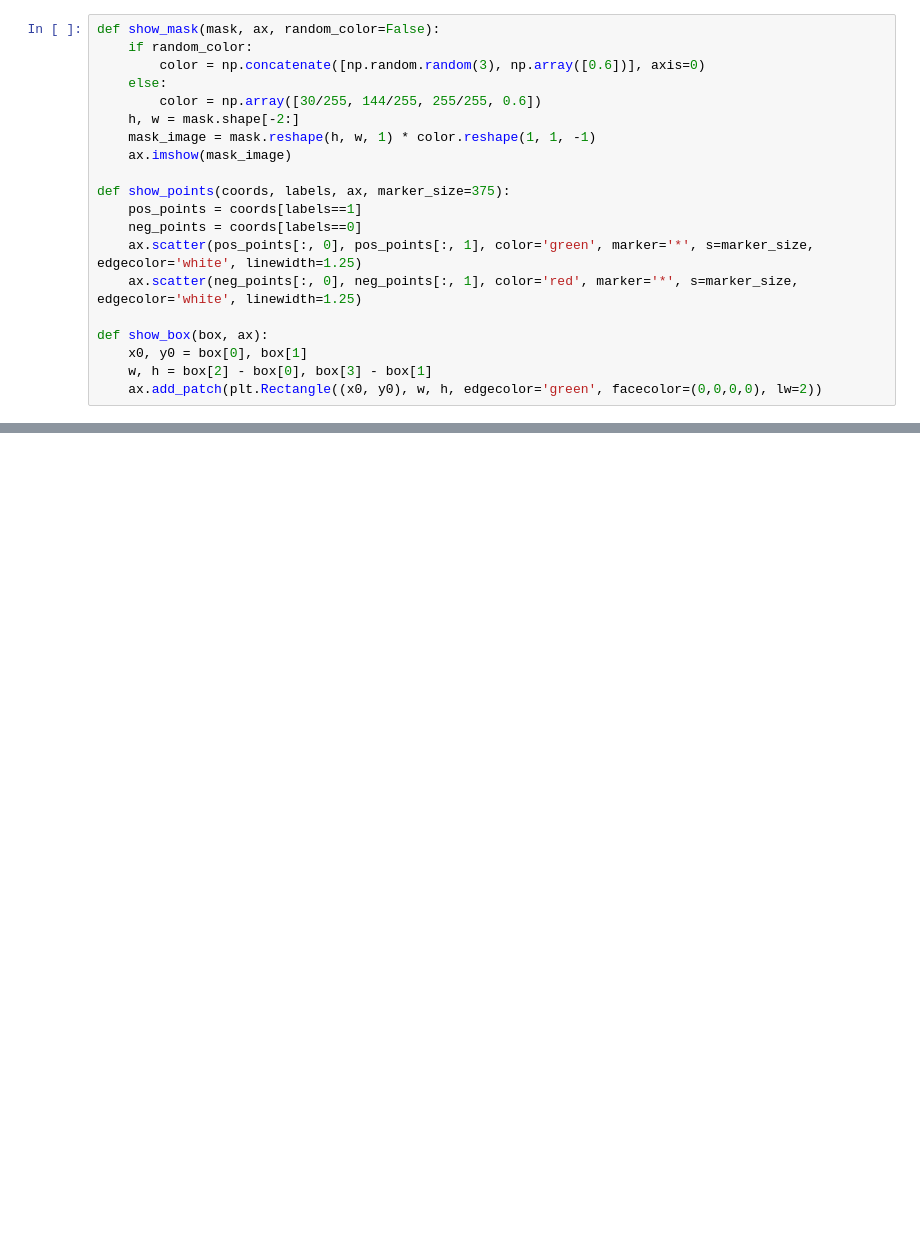
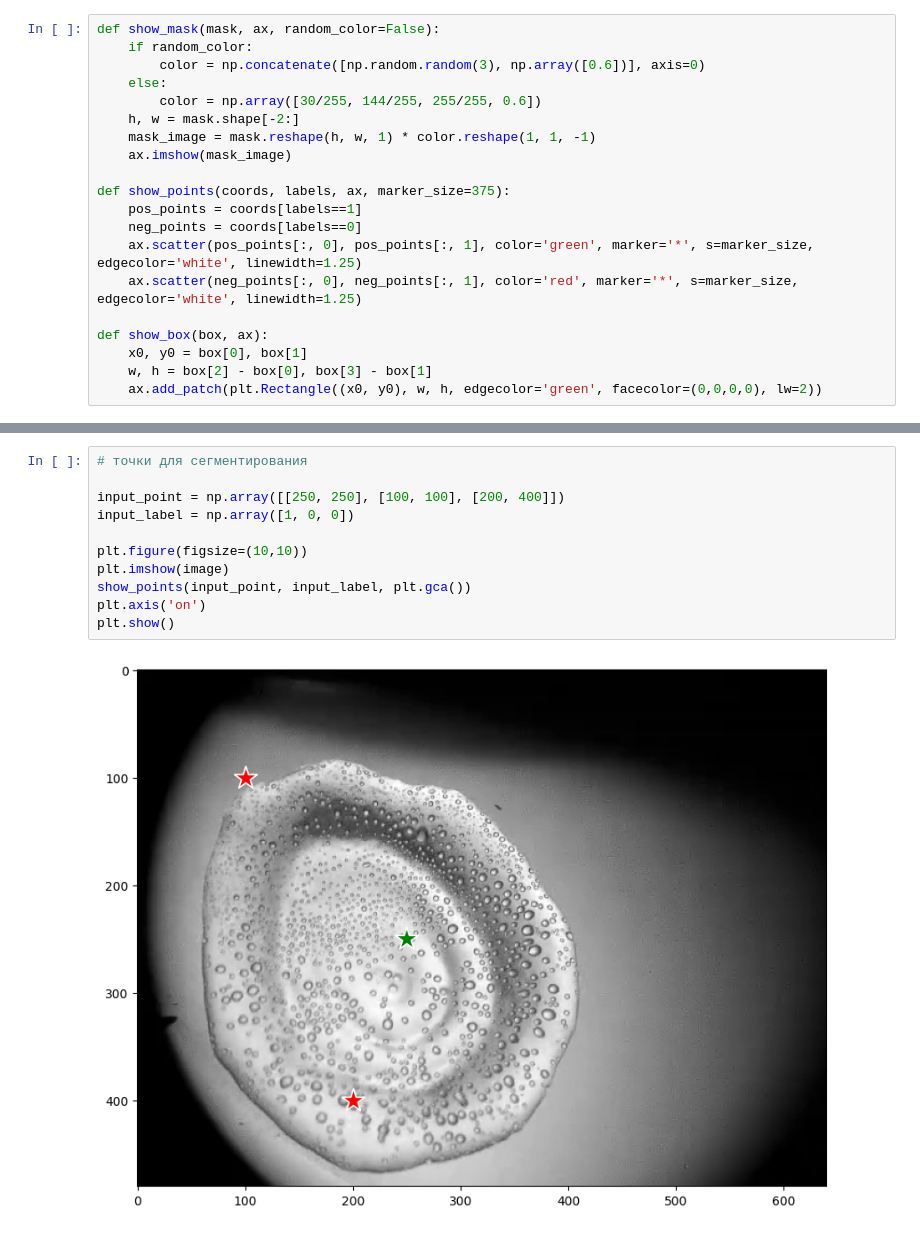
Before and after one commit to egornekrut/water-drops-processing, a Jupyter notebook: SAM.ipynb, the cells around one changed output, grey strips where cells are left out. Cells and saved outputs as stored; diff of their text form; blank space fills up the shorter version.

```diff
--- a/SAM.ipynb
+++ b/SAM.ipynb
@@ -35,0 +50,13 @@ predictor = SamPredictor(sam)
+# %%
+# точки для сегментирования
+
+input_point = np.array([[250, 250], [100, 100], [200, 400]])
+input_label = np.array([1, 0, 0])
+
+plt.figure(figsize=(10,10))
+plt.imshow(image)
+show_points(input_point, input_label, plt.gca())
+plt.axis('on')
+plt.show()
+# %% [output]
+[figure, added]
```
Also changed, not shown: parts of 9 cells of this notebook.
